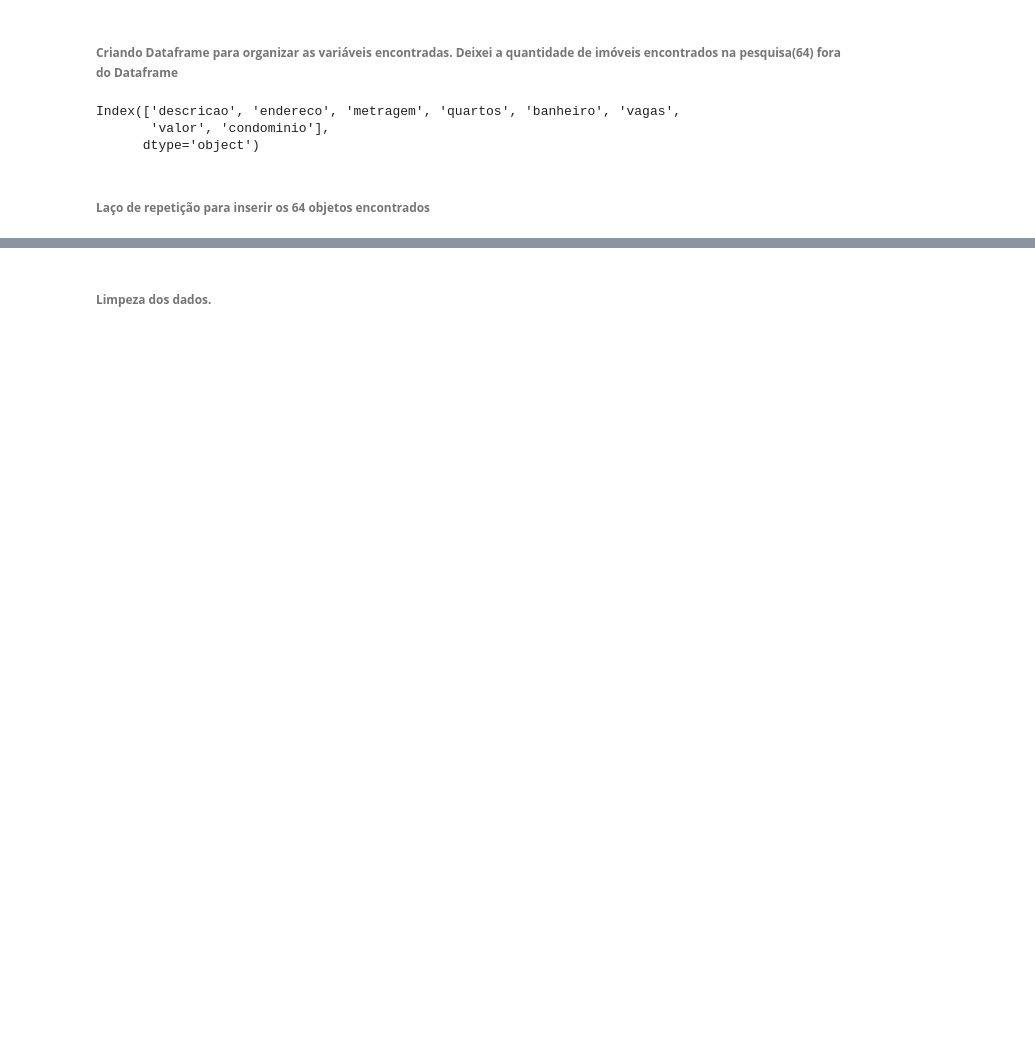
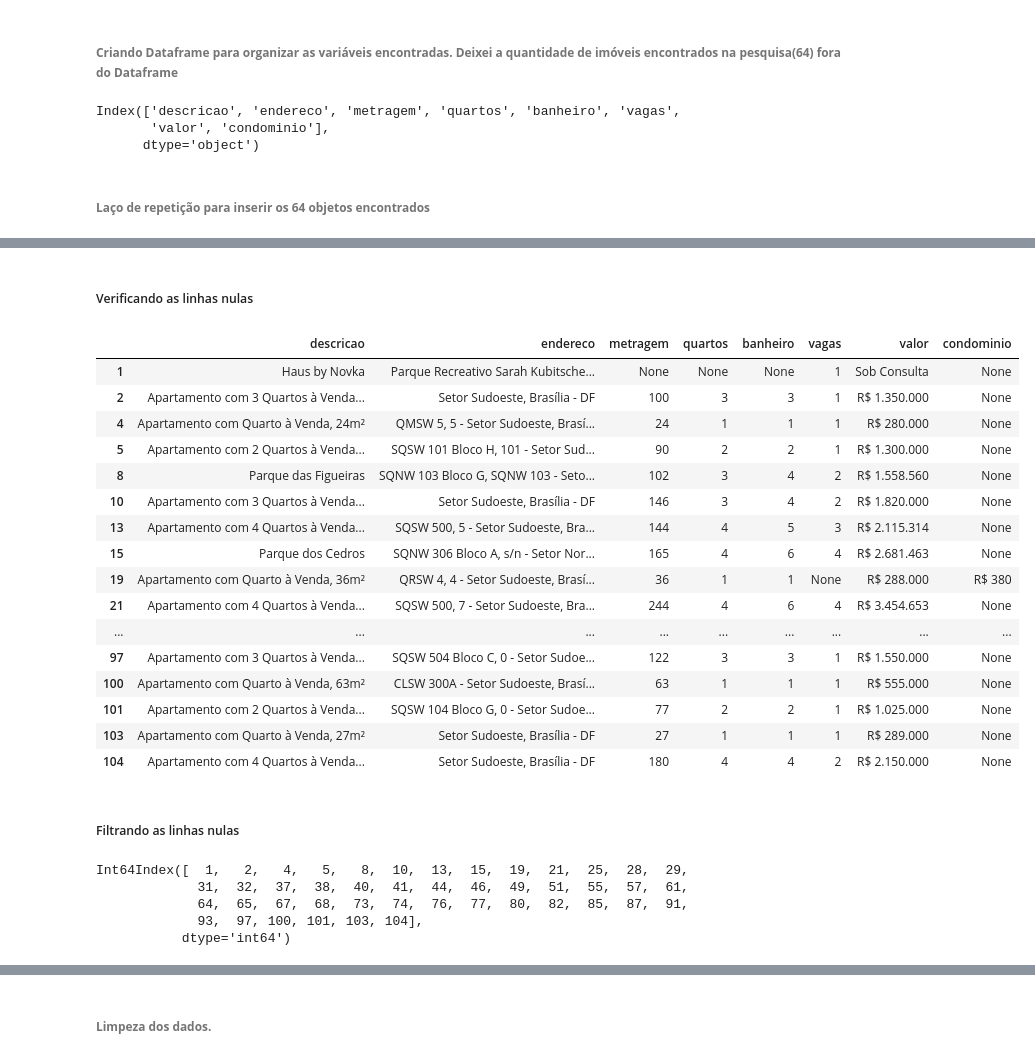
Before and after one commit to salomaolopes/web_scrapers, a Jupyter notebook: viva_real.ipynb, the cells around one changed output, grey strips where cells are left out. Cells and saved outputs as stored; diff of their text form; code cells hidden in the pictures; blank space fills up the shorter version.

Commit message:
Apagando linhas nulas

```diff
--- a/viva_real.ipynb
+++ b/viva_real.ipynb
@@ -164,0 +166,33 @@ df.head(20)
+# %% [markdown]
+##### Verificando as linhas nulas
+# %%
+df[df.isnull().any(axis=1)]
+# %% [output]
+|  | descricao | endereco | metragem | quartos | banheiro | vagas | valor | condominio |
+| 1 | Haus by Novka | Parque Recreativo Sarah Kubitsche... | None | None | None | 1 | Sob Consulta | None |
+| 2 | Apartamento com 3 Quartos à Venda... | Setor Sudoeste, Brasília - DF | 100 | 3 | 3 | 1 | R$ 1.350.000 | None |
+| 4 | Apartamento com Quarto à Venda, 24m² | QMSW 5, 5 - Setor Sudoeste, Brasí... | 24 | 1 | 1 | 1 | R$ 280.000 | None |
+| 5 | Apartamento com 2 Quartos à Venda... | SQSW 101 Bloco H, 101 - Setor Sud... | 90 | 2 | 2 | 1 | R$ 1.300.000 | None |
+| 8 | Parque das Figueiras | SQNW 103 Bloco G, SQNW 103 - Seto... | 102 | 3 | 4 | 2 | R$ 1.558.560 | None |
+| 10 | Apartamento com 3 Quartos à Venda... | Setor Sudoeste, Brasília - DF | 146 | 3 | 4 | 2 | R$ 1.820.000 | None |
+| 13 | Apartamento com 4 Quartos à Venda... | SQSW 500, 5 - Setor Sudoeste, Bra... | 144 | 4 | 5 | 3 | R$ 2.115.314 | None |
+| 15 | Parque dos Cedros | SQNW 306 Bloco A, s/n - Setor Nor... | 165 | 4 | 6 | 4 | R$ 2.681.463 | None |
+| 19 | Apartamento com Quarto à Venda, 36m² | QRSW 4, 4 - Setor Sudoeste, Brasí... | 36 | 1 | 1 | None | R$ 288.000 | R$ 380 |
+| 21 | Apartamento com 4 Quartos à Venda... | SQSW 500, 7 - Setor Sudoeste, Bra... | 244 | 4 | 6 | 4 | R$ 3.454.653 | None |
+| ... | ... | ... | ... | ... | ... | ... | ... | ... |
+| 97 | Apartamento com 3 Quartos à Venda... | SQSW 504 Bloco C, 0 - Setor Sudoe... | 122 | 3 | 3 | 1 | R$ 1.550.000 | None |
+| 100 | Apartamento com Quarto à Venda, 63m² | CLSW 300A - Setor Sudoeste, Brasí... | 63 | 1 | 1 | 1 | R$ 555.000 | None |
+| 101 | Apartamento com 2 Quartos à Venda... | SQSW 104 Bloco G, 0 - Setor Sudoe... | 77 | 2 | 2 | 1 | R$ 1.025.000 | None |
+| 103 | Apartamento com Quarto à Venda, 27m² | Setor Sudoeste, Brasília - DF | 27 | 1 | 1 | 1 | R$ 289.000 | None |
+| 104 | Apartamento com 4 Quartos à Venda... | Setor Sudoeste, Brasília - DF | 180 | 4 | 4 | 2 | R$ 2.150.000 | None |
+# %% [markdown]
+##### Filtrando as linhas nulas
+# %%
+filtro = df[df.isnull().any(axis=1)].index
+filtro
+# %% [output]
+Int64Index([  1,   2,   4,   5,   8,  10,  13,  15,  19,  21,  25,  28,  29,
+             31,  32,  37,  38,  40,  41,  44,  46,  49,  51,  55,  57,  61,
+             64,  65,  67,  68,  73,  74,  76,  77,  80,  82,  85,  87,  91,
+             93,  97, 100, 101, 103, 104],
+           dtype='int64')
```
Also changed, not shown: parts of 11 cells of this notebook, 1 other file.
